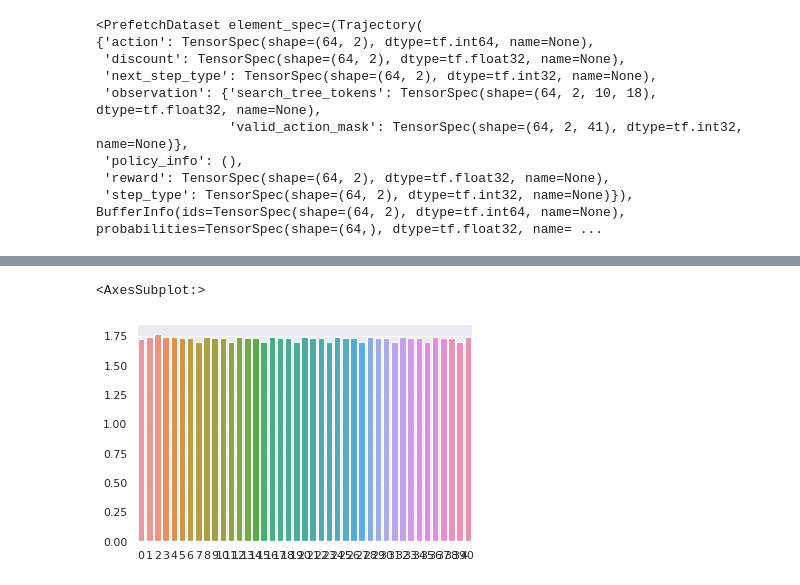
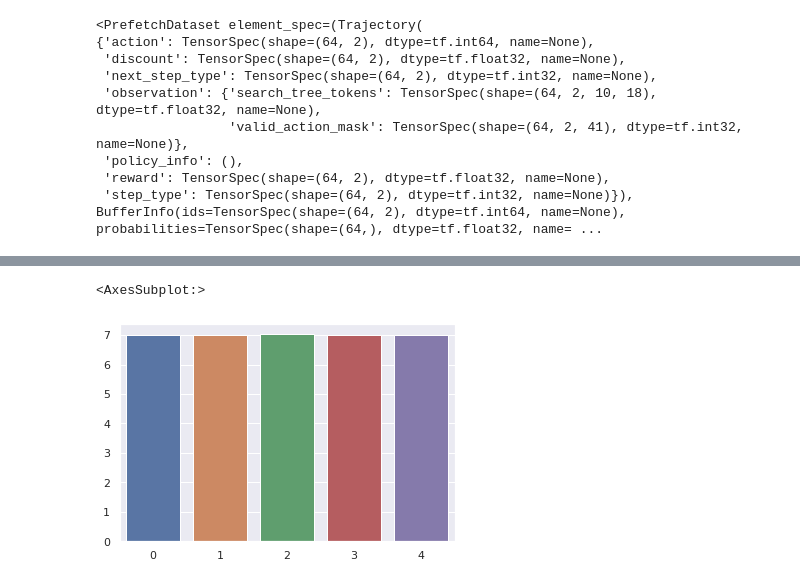
Before and after one commit to justinsvegliato/meta-level-reinforcement-learning, a Jupyter notebook: Training Meta-level.ipynb, the cells around one changed output, grey strips where cells are left out. Saved outputs shown, nothing was run; the diff lists cells and outputs as text; code cells hidden in the pictures.

```diff
--- a/Training Meta-level.ipynb
+++ b/Training Meta-level.ipynb
@@ -17,38 +35,8 @@ meta_env = MetaEnv(object_env, q_hat, make_maze_search_tree, max_tree_size=10)
-# %%
-import imageio
-from mlrl.utils.render_utils import embed_mp4
-
-filename = 'video.mp4'
-
-actions = [
-    0,
-    # find best path - doesn't change anything
-    1 + object_env.ACTION.index('N'),
-    1 + 4*1 + object_env.ACTION.index('E'),
-    1 + 4*2 + object_env.ACTION.index('S'),
-    # show other paths are don't work
-    *[
-        1 + object_env.ACTION.index(a)
-        for a in ['S', 'E', 'W']
-    ],
-]
-
-meta_env.reset()
-
-with imageio.get_writer(filename, fps=1) as video:
-
-    video.append_data(meta_env.render())
-
-    for a in actions:
-        meta_env.step(a)
-        video.append_data(meta_env.render())
-
-embed_mp4(filename)
 # %%
 import tensorflow as tf
 import tf_agents
 # %%
-num_iterations = 10000
+num_iterations = 20000
 
 initial_collect_steps = 500
 collect_steps_per_iteration =   1
@@ -334,7 +281,7 @@ for _ in range(num_iterations):
     print('step = {0}: loss = {1}'.format(step, train_loss))
 
   if step % eval_interval == 0:
-    avg_return = compute_avg_return(eval_env, agent.policy, num_eval_episodes)
+    avg_return = compute_avg_return(eval_env, agent.policy, num_episodes=3, max_steps=)
     print('step = {0}: Average Return = {1}'.format(step, avg_return))
     returns.append(avg_return)
 # %% [output]
@@ -433,8 +362,9 @@ OrderedDict([('search_tree_tokens',
 # %%
-q_vals, *_ = agent._q_network(env.current_time_step().observation['search_tree_tokens'])
-q_vals = q_vals.numpy()[0]
+ts = env.current_time_step()
+q_vals, *_ = agent._q_network(ts.observation['search_tree_tokens'])
+q_vals = q_vals.numpy()[0][ts.observation['valid_action_mask'][0] == 1]
 
 sns.barplot(x=list(range(q_vals.size)), y=q_vals)
 # %% [output]
 <AxesSubplot:>
-[figure, old version]
+[figure, new version]
```
Also changed, not shown: parts of 20 cells of this notebook, 1 other file.
